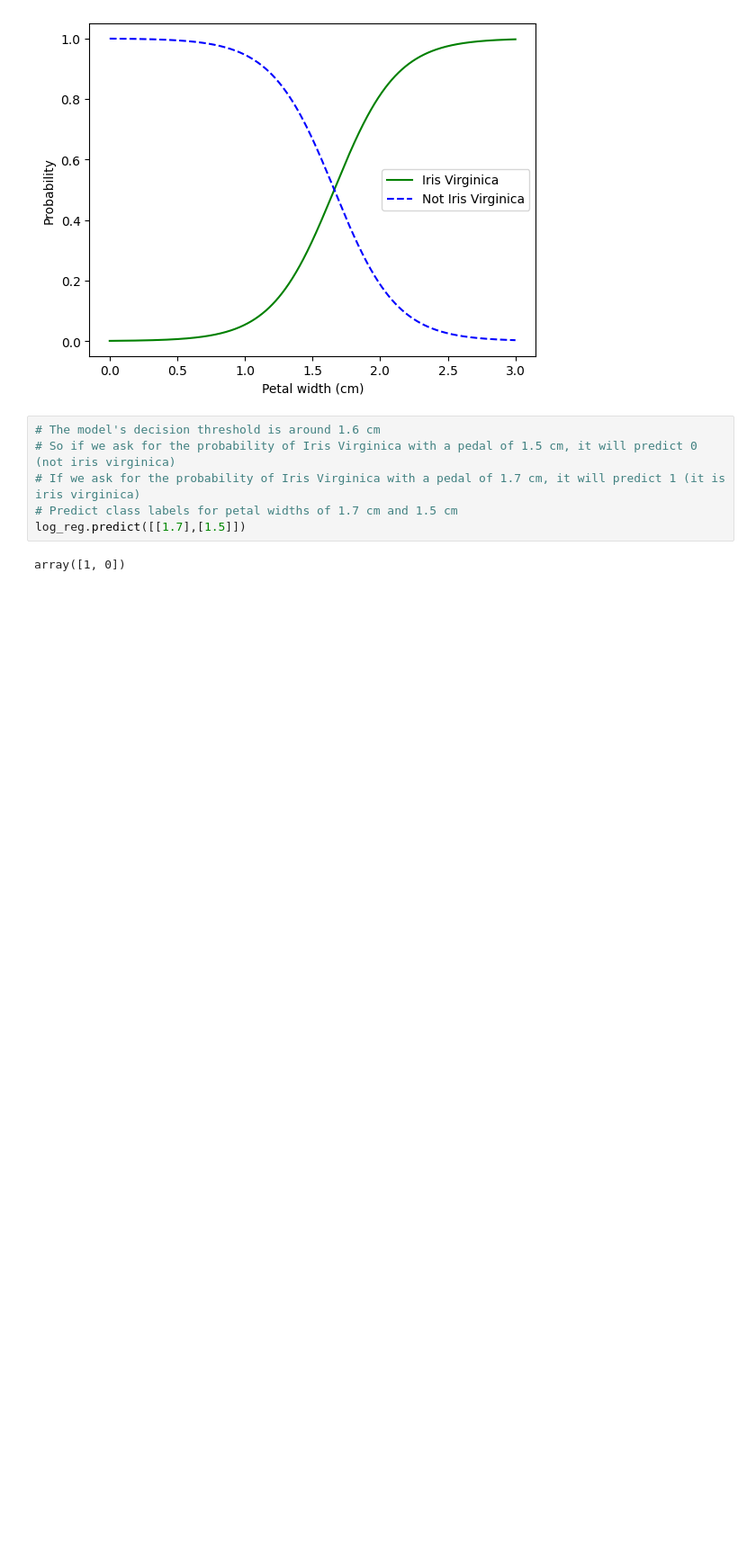
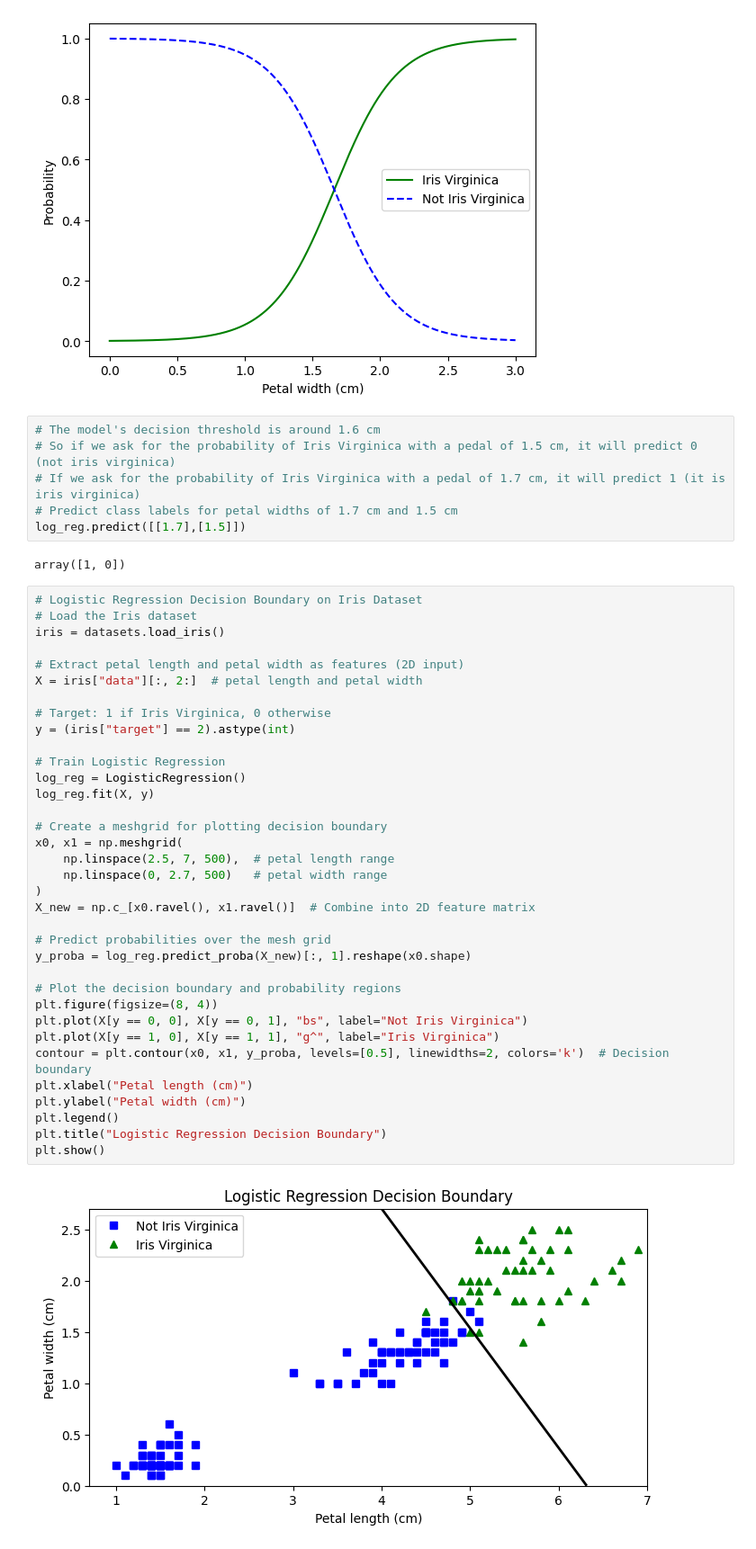
Before and after one commit to jquelas/hands_on_machine_learning, a Jupyter notebook: C4 - Training Models/5-Logisticregression.ipynb, the cells around one changed output. Shown at 90% size. Drawn from its saved outputs; the diff is of its cells as text; blank space fills up the shorter version.

```diff
--- a/C4 - Training Models/3-Logisticregression.ipynb
+++ b/C4 - Training Models/5-Logisticregression.ipynb
@@ -61,3 +61,40 @@ plt.show()
 log_reg.predict([[1.7],[1.5]])
 # %% [output]
 array([1, 0])
+# %%
+# Logistic Regression Decision Boundary on Iris Dataset
+# Load the Iris dataset
+iris = datasets.load_iris()
+
+# Extract petal length and petal width as features (2D input)
+X = iris["data"][:, 2:]  # petal length and petal width
+
+# Target: 1 if Iris Virginica, 0 otherwise
+y = (iris["target"] == 2).astype(int)
+
+# Train Logistic Regression
+log_reg = LogisticRegression()
+log_reg.fit(X, y)
+
+# Create a meshgrid for plotting decision boundary
+x0, x1 = np.meshgrid(
+    np.linspace(2.5, 7, 500),  # petal length range
+    np.linspace(0, 2.7, 500)   # petal width range
+)
+X_new = np.c_[x0.ravel(), x1.ravel()]  # Combine into 2D feature matrix
+
+# Predict probabilities over the mesh grid
+y_proba = log_reg.predict_proba(X_new)[:, 1].reshape(x0.shape)
+
+# Plot the decision boundary and probability regions
+plt.figure(figsize=(8, 4))
+plt.plot(X[y == 0, 0], X[y == 0, 1], "bs", label="Not Iris Virginica")
+plt.plot(X[y == 1, 0], X[y == 1, 1], "g^", label="Iris Virginica")
+contour = plt.contour(x0, x1, y_proba, levels=[0.5], linewidths=2, colors='k')  # Decision boundary
+plt.xlabel("Petal length (cm)")
+plt.ylabel("Petal width (cm)")
+plt.legend()
+plt.title("Logistic Regression Decision Boundary")
+plt.show()
+# %% [output]
+[figure, added]
```
Also changed, not shown: 4 other files.
